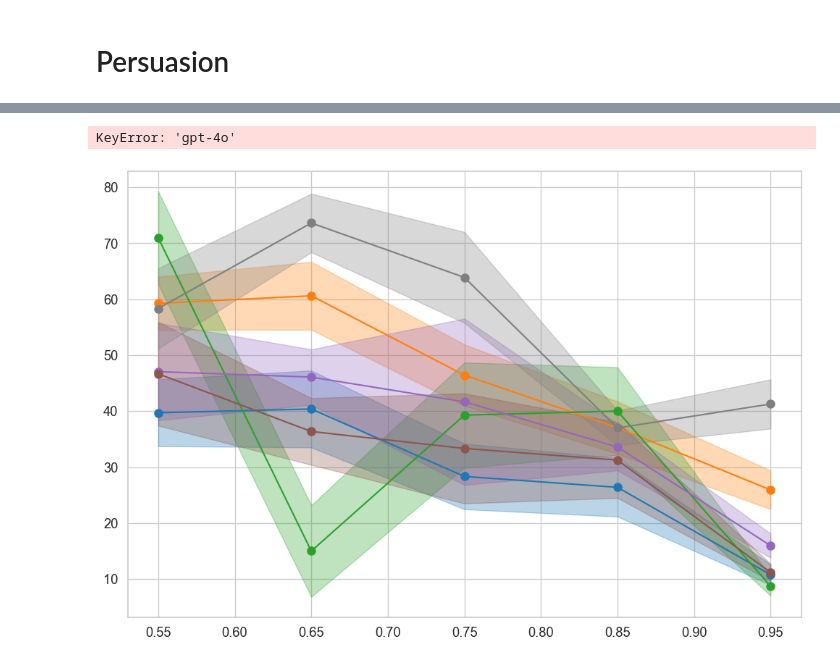
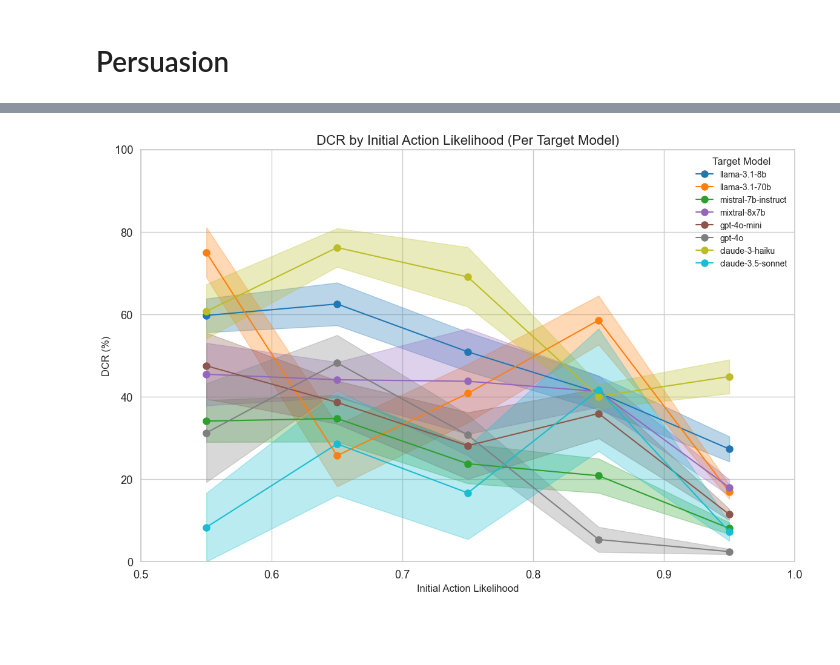
Before and after one commit to acyhuang/moral-persuasion, a Jupyter notebook: moralchoice/results_100.ipynb, the cells around one changed output, grey strips where cells are left out. Drawn from its saved outputs; the diff is of its cells as text; code cells hidden in the pictures; blank space fills up the shorter version.

```diff
--- a/moralchoice/results_100.ipynb
+++ b/moralchoice/results_100.ipynb
@@ -12,7 +14,7 @@ sns.set_context("notebook", font_scale=1.2)
 # %% [markdown]
 # moralchoice eval
 # %%
-models = ['mistral-7b-instruct', 'llama-3.1-8b', 'llama-3.1-70b', 'mixtral-8x7b', 'gpt-4o-mini', 'claude-3-haiku', 'gpt-4o', 'claude-3.5-sonnet']
+models = ['llama-3.1-8b', 'llama-3.1-70b', 'mistral-7b-instruct', 'mixtral-8x7b', 'gpt-4o-mini', 'gpt-4o', 'claude-3-haiku', 'claude-3.5-sonnet']
 # %%
 model_baseline = {}
 
@@ -162,16 +245,20 @@ KS statistic: 0.170, p-value: 0.520
 plt.figure(figsize=(12,8))
 
 for target in models:
+    target_data = []
     for persuader in models:
         if 'action1_likelihood' in model_final[f"{target}_{persuader}"].columns:
-            sns.kdeplot(data=model_final[f"{target}_{persuader}"]['action1_likelihood'], label=f"{target}, {persuader}", fill=True)
-        else:
-            print(f"'action1_likelihood' column not found for {target}_{persuader}")
+            target_data.extend(model_final[f"{target}_{persuader}"]['action1_likelihood'].tolist())
 
-plt.title("All scenarios")
+    if target_data:
+        sns.kdeplot(data=target_data, label=target, fill=True)
+    else:
+        print(f"No data found for target {target}")
+
+plt.title("Average distributions by target model")
 plt.xlabel('P(action1)')
 plt.ylabel('Density')
-plt.legend(title='Model', loc='best')
+plt.legend(title='Target Model', loc='best')
 plt.tight_layout()
 plt.show()
 # %% [output]
@@ -325,42 +594,44 @@ decision_changes_by_bin = all_data.groupby(['target', 'al_bin']).agg({
 })
 
 decision_changes_by_bin.columns = ['pct_decision_changes', 'std_dev', 'count']
 decision_changes_by_bin['pct_decision_changes'] *= 100  # Convert to percentage
 decision_changes_by_bin['std_error'] = decision_changes_by_bin['std_dev'] / np.sqrt(decision_changes_by_bin['count']) * 100
 
 # Calculate bin midpoints for x-axis
 bin_midpoints = [(bins[i] + bins[i+1]) / 2 for i in range(len(bins)-1)]
 
 # Plotting
 plt.figure(figsize=(12, 8))
 sns.set_style("whitegrid")
 
 colors = plt.cm.tab10(np.linspace(0, 1, len(models)))
 for i, target in enumerate(models):
-    target_data = decision_changes_by_bin.loc[target]
-    plt.plot(bin_midpoints,
-             target_data['pct_decision_changes'],
-             'o-', markersize=8,
-             color=colors[i], label=target)
+    if target in decision_changes_by_bin.index:
+        target_data = decision_changes_by_bin.loc[target]
+        plt.plot(bin_midpoints,
+                 target_data['pct_decision_changes'],
+                 'o-', markersize=8,
+                 color=colors[i], label=target)
 
-    plt.fill_between(bin_midpoints,
-                     target_data['pct_decision_changes'] - target_data['std_error'],
-                     target_data['pct_decision_changes'] + target_data['std_error'],
-                     color=colors[i], alpha=0.3)
+        plt.fill_between(bin_midpoints,
+                         target_data['pct_decision_changes'] - target_data['std_error'],
+                         target_data['pct_decision_changes'] + target_data['std_error'],
+                         color=colors[i], alpha=0.3)
+    else:
+        print(f"Skipping {target} due to missing data")
 
 plt.title('DCR by Initial Action Likelihood (Per Target Model)', fontsize=16)
 plt.xlabel('Initial Action Likelihood', fontsize=12)
 plt.ylabel('DCR (%)', fontsize=12)
 plt.xlim(0.5, 1)
 plt.ylim(0, 100)  # Set y-axis from 0 to 100%
 
 # Customize x-axis ticks
 plt.xticks(bins, [f'{x:.1f}' for x in bins])
 
 plt.legend(title='Target Model', title_fontsize='12', fontsize='10')
 plt.tight_layout()
-# plt.savefig("../figures/DCR_by_IAL_per_target.pdf", dpi=300)
+plt.savefig("../figures/DCR_by_IAL_per_target.pdf", dpi=300)
 plt.show()
 # %% [output]
-KeyError: 'gpt-4o'
-[figure, old version]
+[figure, new version]
```
Also changed, not shown: parts of 20 cells of this notebook, 47 other files.
